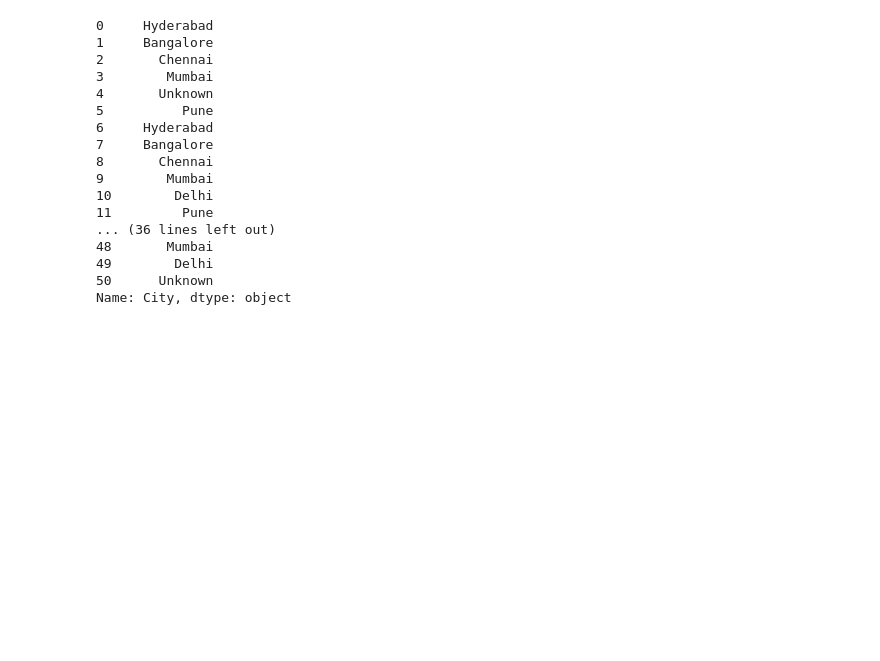
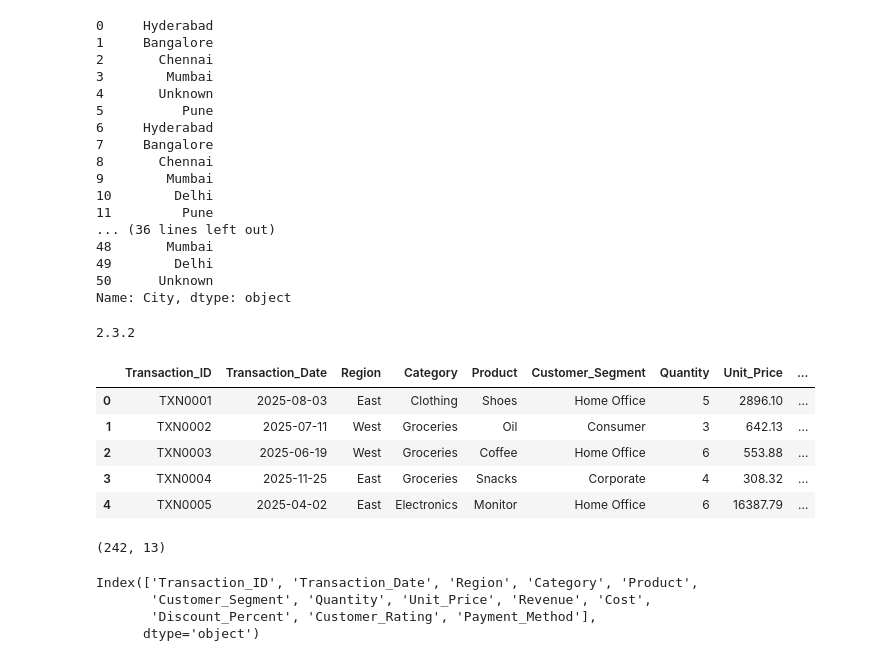
Before and after one commit to hemanthtavva/10k-coders, a Jupyter notebook: Py_Data_Analysis/pandass/pandas_task.ipynb, the cells around one changed output. Drawn from its saved outputs; the diff is of its cells as text; code cells hidden in the pictures; blank space fills up the shorter version.

```diff
--- a/Py_Data_Analysis/pandass/pandas_task.ipynb
+++ b/Py_Data_Analysis/pandass/pandas_task.ipynb
@@ -466,3 +466,8 @@ print(messy["City"])
 49        Delhi
 50      Unknown
 Name: City, dtype: object
+# %%
+import pandas as pd
+print(pd.__version__)
+# %% [output]
+2.3.2
@@ -468,0 +476,20 @@ Name: City, dtype: object
+# %%
+data.head()
+# %% [output]
+|  | Transaction_ID | Transaction_Date | Region | Category | Product | Customer_Segment | Quantity | Unit_Price | ... |
+| 0 | TXN0001 | 2025-08-03 | East | Clothing | Shoes | Home Office | 5 | 2896.10 | ... |
+| 1 | TXN0002 | 2025-07-11 | West | Groceries | Oil | Consumer | 3 | 642.13 | ... |
+| 2 | TXN0003 | 2025-06-19 | West | Groceries | Coffee | Home Office | 6 | 553.88 | ... |
+| 3 | TXN0004 | 2025-11-25 | East | Groceries | Snacks | Corporate | 4 | 308.32 | ... |
+| 4 | TXN0005 | 2025-04-02 | East | Electronics | Monitor | Home Office | 6 | 16387.79 | ... |
+# %%
+data.shape
+# %% [output]
+(242, 13)
+# %%
+data.columns
+# %% [output]
+Index(['Transaction_ID', 'Transaction_Date', 'Region', 'Category', 'Product',
+       'Customer_Segment', 'Quantity', 'Unit_Price', 'Revenue', 'Cost',
+       'Discount_Percent', 'Customer_Rating', 'Payment_Method'],
+      dtype='object')
```
Also changed, not shown: parts of 9 cells of this notebook, 1 other file.
